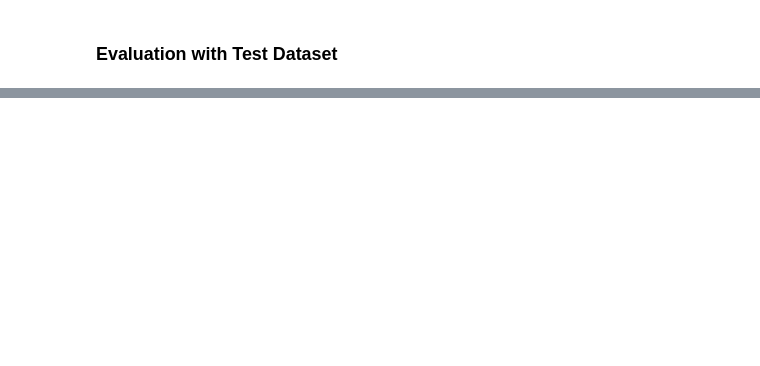
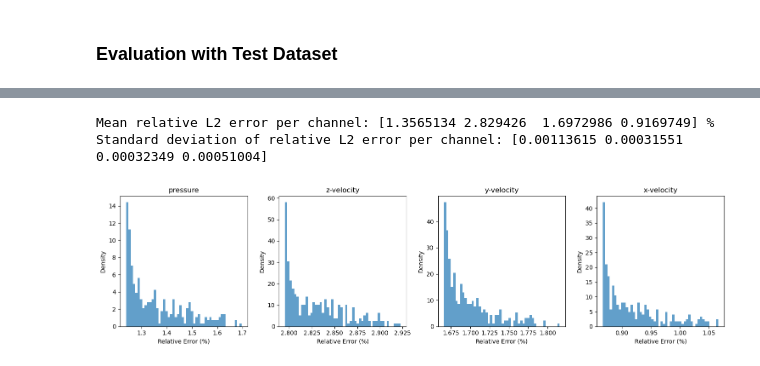
Before and after one commit to kkazuma19/MIMONet, a Jupyter notebook: HeatExchanger/dev.ipynb, the cells around one changed output, grey strips where cells are left out. Saved outputs shown, nothing was run; the diff lists cells and outputs as text; code cells hidden in the pictures; blank space fills up the shorter version.

```diff
--- a/HeatExchanger/dev.ipynb
+++ b/HeatExchanger/dev.ipynb
@@ -30,6 +32,10 @@ data_dir = os.path.join(working_dir, "data")
 # %%
 # trunk dataset
 trunk_input = np.load(os.path.join(data_dir, "share/trunk.npz"))['trunk']
+# %%
+# min-max scaling [-1, 1]
+trunk_input[:, 0] = 2 * (trunk_input[:, 0] - np.min(trunk_input[:, 0])) / (np.max(trunk_input[:, 0]) - np.min(trunk_input[:, 0])) - 1
+trunk_input[:, 1] = 2 * (trunk_input[:, 1] - np.min(trunk_input[:, 1])) / (np.max(trunk_input[:, 1]) - np.min(trunk_input[:, 1])) - 1
 # %% [markdown]
 ### Training data
 # %%
@@ -169,7 +205,7 @@ model_args = {
         [branch_input_dim2, 512, 512, 512, dim]
     ],
     'trunk_arch': [trunk_input_dim, 256, 256, 256, dim],
-    'num_outputs': 7,
+    'num_outputs': target.shape[-1],  # number of output channels
     'activation_fn': nn.ReLU,
     'merge_type': 'mul',
 }
@@ -281,0 +313,36 @@ targets = scaler.inverse_transform(targets)
+# %%
+# Compute L2 norm over grid points for each sample and channel
+l2_pred = np.linalg.norm(predictions, axis=1)  # shape: (samples, channels)
+l2_gt = np.linalg.norm(targets, axis=1)  # shape: (samples, channels)
+
+# Compute L2 error over grid points for each sample and channel
+l2_err = np.linalg.norm(predictions - targets, axis=1)  # shape: (samples, channels)
+
+# Compute relative error (avoid division by zero)
+rel_err = l2_err / (l2_gt + 1e-8)  # shape: (samples, channels)
+
+# Mean over samples for each channel
+mean_rel_err_per_channel = np.mean(rel_err, axis=0)  # shape: (channels,)
+
+print("Mean relative L2 error per channel:", mean_rel_err_per_channel * 100, "%")
+
+# standard deviation of relative error per channel
+std_rel_err_per_channel = np.std(rel_err, axis=0)  # shape: (channels,)
+
+print("Standard deviation of relative L2 error per channel:", std_rel_err_per_channel)
+# %% [output]
+Mean relative L2 error per channel: [1.3565134 2.829426  1.6972986 0.9169749] %
+Standard deviation of relative L2 error per channel: [0.00113615 0.00031551 0.00032349 0.00051004]
+# %%
+fig, ax = plt.subplots(1, target.shape[-1], figsize=(15, 4))
+
+for i in range(target.shape[-1]):
+    ax[i].hist(rel_err[:, i] * 100, bins=50, density=True, alpha=0.7)
+    ax[i].set_title(f'{target_label[i]}')
+    ax[i].set_xlabel('Relative Error (%)')
+    ax[i].set_ylabel('Density')
+
+plt.tight_layout()
+plt.show()
+# %% [output]
+[figure, added]
```
Also changed, not shown: parts of 7 cells of this notebook.
